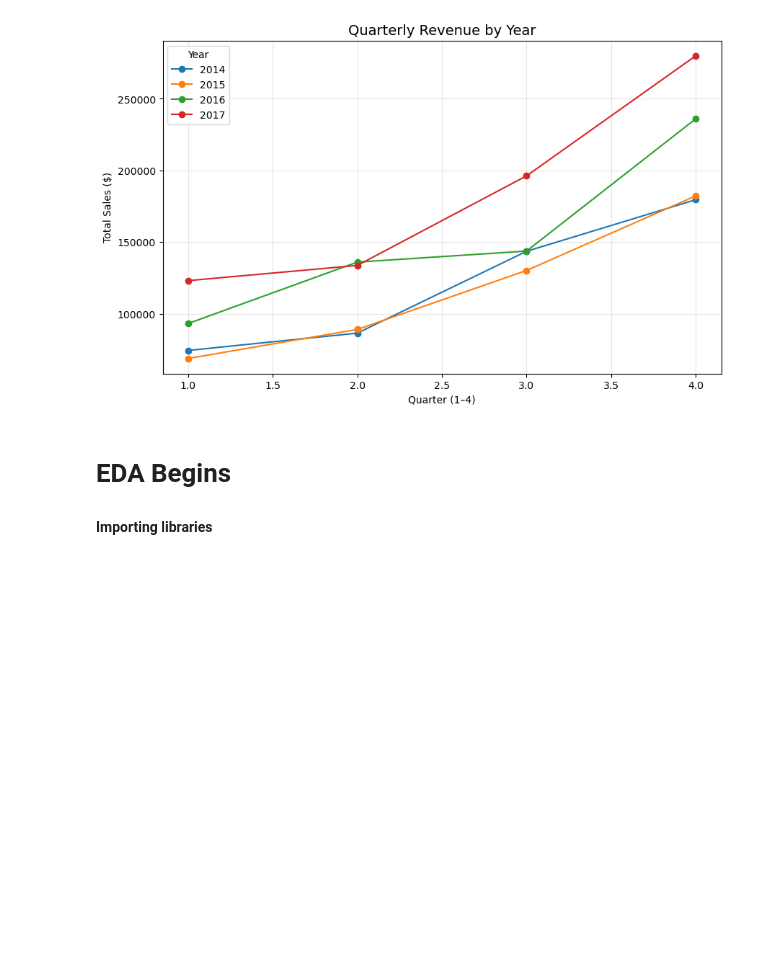
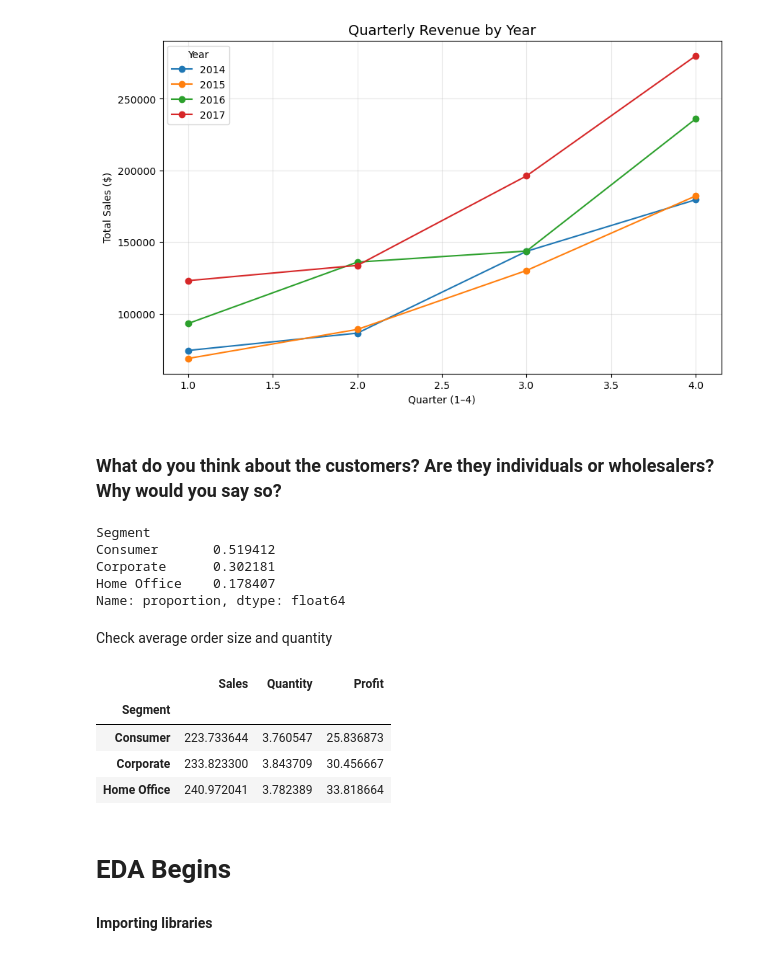
Before and after one commit to bbhatta10/E-Commerce-Sales-Insights-Tableau-Dashboard-, a Jupyter notebook: BI.ipynb, the cells around one changed output. Saved outputs shown, nothing was run; the diff lists cells and outputs as text; code cells hidden in the pictures; blank space fills up the shorter version.

Commit message:
Customer segment analysis

```diff
--- a/BI.ipynb
+++ b/BI.ipynb
@@ -882,6 +882,30 @@ plt.grid(True, alpha=0.3)
 plt.show()
 # %% [output]
 [figure]
+# %% [markdown]
+### What do you think about the customers? Are they individuals or wholesalers? Why would you say so?
+# %%
+# If Consumer is the largest group (often >50%), it means most of your customers are individuals.
+# If Corporate dominates, then your customers lean more towards wholesale or B2B
+#Clearly Consumer is dominating
+df_business_data_new['Segment'].value_counts(normalize=True)
+# %% [output]
+Segment
+Consumer       0.519412
+Corporate      0.302181
+Home Office    0.178407
+Name: proportion, dtype: float64
+# %% [markdown]
+Check average order size and quantity
+# %%
+
+df_business_data_new.groupby('Segment')[['Sales', 'Quantity', 'Profit']].mean()
+# %% [output]
+|  | Sales | Quantity | Profit |
+| Segment |  |  |  |
+| Consumer | 223.733644 | 3.760547 | 25.836873 |
+| Corporate | 233.823300 | 3.843709 | 30.456667 |
+| Home Office | 240.972041 | 3.782389 | 33.818664 |
 # %% [markdown]
 # EDA Begins
 ####          Importing libraries
```
Also changed, not shown: parts of 7 cells of this notebook.
